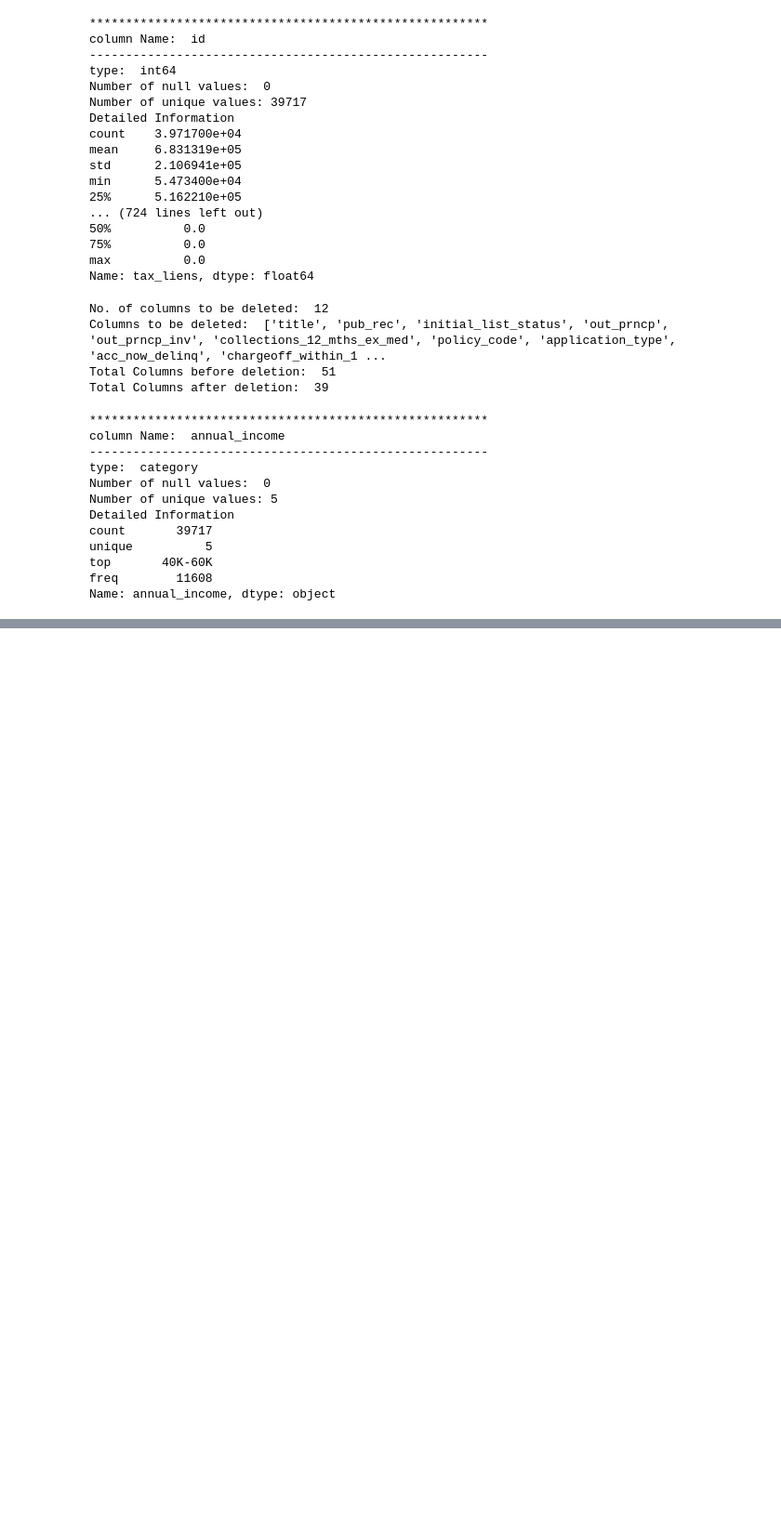
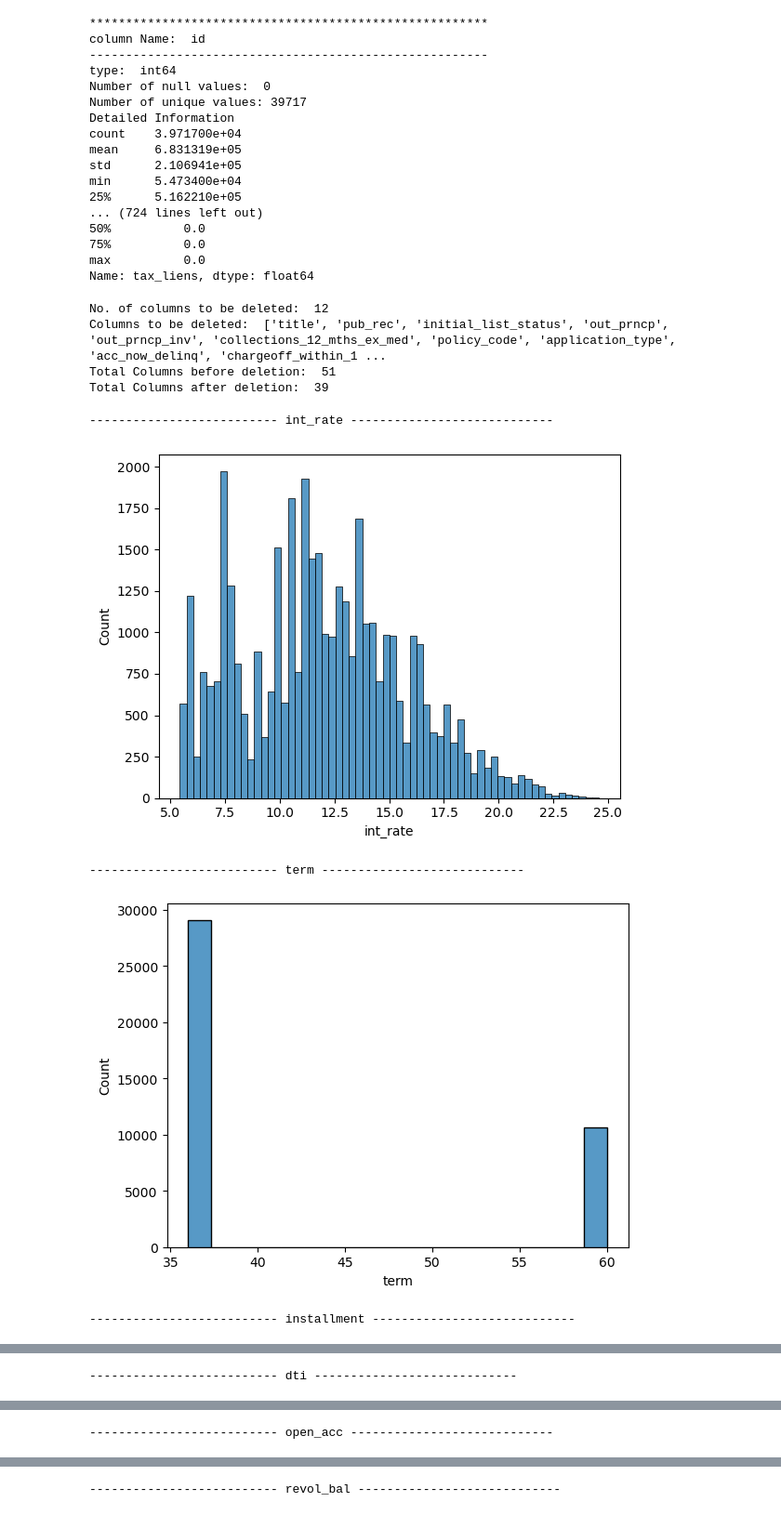
Before and after one commit to ganesh-hariraj/lending_casestudy, a Jupyter notebook: Lending_case.ipynb, the cells around one changed output, grey strips where cells are left out. Shown at 93% size. Drawn from its saved outputs; the diff is of its cells as text; code cells hidden in the pictures; blank space fills up the shorter version.

```diff
--- a/Lending_case.ipynb
+++ b/Lending_case.ipynb
@@ -157,18 +157,24 @@ Total Columns after deletion:  39
 ln['loan_amount'] = pd.cut(x=ln['loan_amnt'], bins=[0, 10000, 20000, 30000, 40000], labels=['0-10K', '10K-20K', '20K-30K','30K-40K'])
 
 ln['annual_income'] = pd.cut(x=ln['annual_inc'], bins=[0,20000, 40000, 60000, 80000,7000000], labels=['0-20K', '20K-40K', '40K-60K','60K-80K','>80K'])
-
-detinfo(ln,['annual_income'])
-# %% [output]
-*******************************************************
-column Name:  annual_income
--------------------------------------------------------
-type:  category
-Number of null values:  0
-Number of unique values: 5
-Detailed Information
-count       39717
-unique          5
-top       40K-60K
-freq        11608
-Name: annual_income, dtype: object
+# %%
+#convert term to integer by removing 'months' from value
+ln['term'] = ln['term'].str.replace(' months', '').astype(int)
+#convert interest rate to numerical by removing %
+ln['int_rate'] = ln['int_rate'].str.replace('%', '').astype(float)
+# %%
+num_cols=['int_rate','term','installment','dti','open_acc','revol_bal','total_rec_prncp','total_rec_int','total_rec_late_fee','delinq_2yrs','mths_since_last_delinq']
+cat_cols=['grade','sub_grade','purpose','home_ownership','verification_status','issue_d','loan_status','addr_state','pub_rec_bankruptcies','loan_amount','annual_income']
+extra_cols=['id','member_id','pymnt_plan','emp_length','revol_util','total_acc','total_pymnt','total_pymnt_inv','recoveries','collection_recovery_fee','last_pymnt_d','last_pymnt_amnt','last_credit_pull_d']
+# %%
+#NUM COL univariate analysis
+for i in num_cols:
+    print('--------------------------',i,'----------------------------')
+    sns.histplot(ln[i])
+    pt.show()
+# %% [output]
+-------------------------- int_rate ----------------------------
+[figure, added]
+-------------------------- term ----------------------------
+[figure, added]
+-------------------------- installment ----------------------------
@@ -174,0 +182 @@ Name: annual_income, dtype: object
+-------------------------- dti ----------------------------
@@ -174,0 +184 @@ Name: annual_income, dtype: object
+-------------------------- open_acc ----------------------------
@@ -174,0 +186 @@ Name: annual_income, dtype: object
+-------------------------- revol_bal ----------------------------
```
Also changed, not shown: parts of 10 cells of this notebook, 1 other file.
